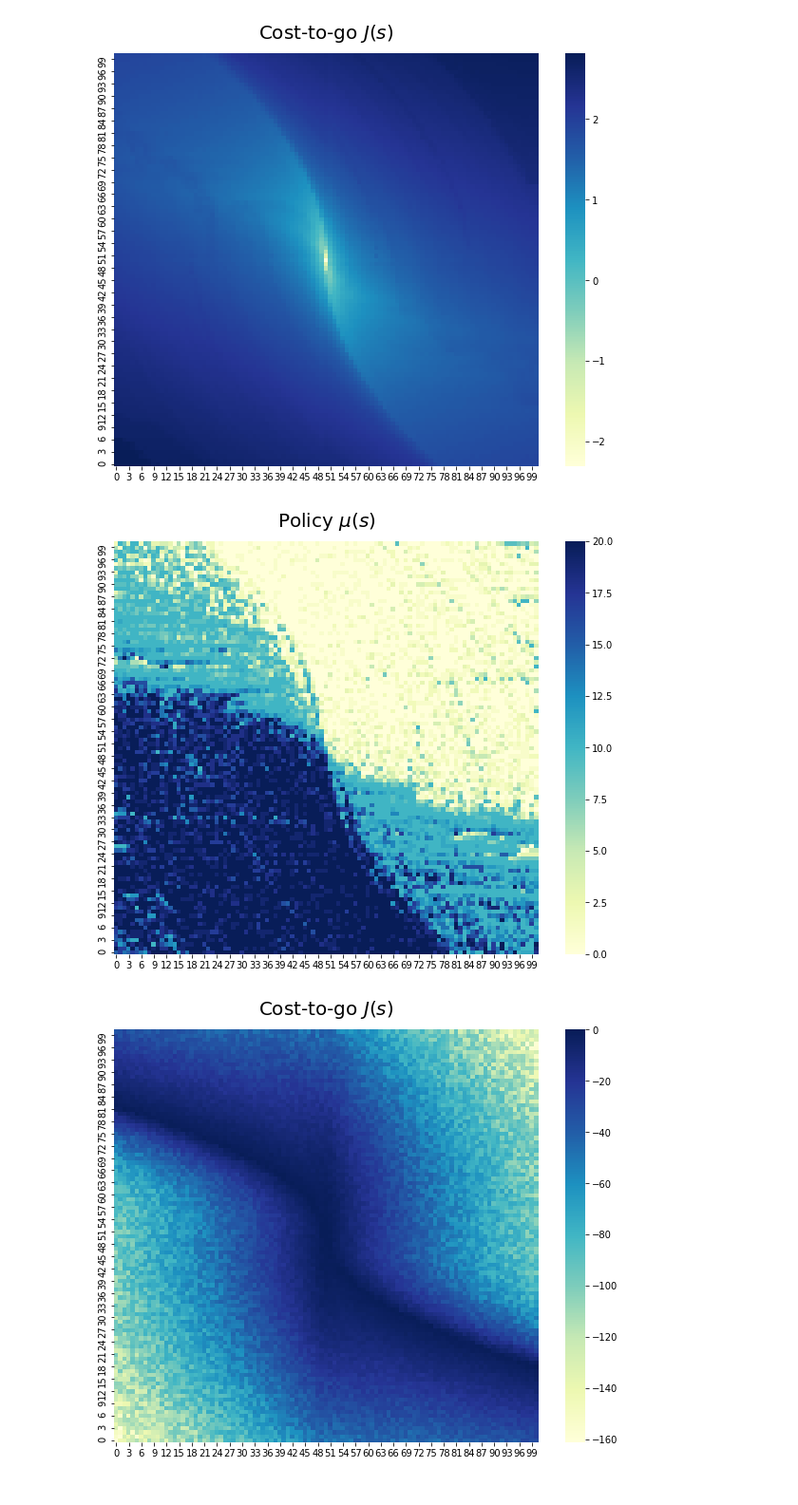
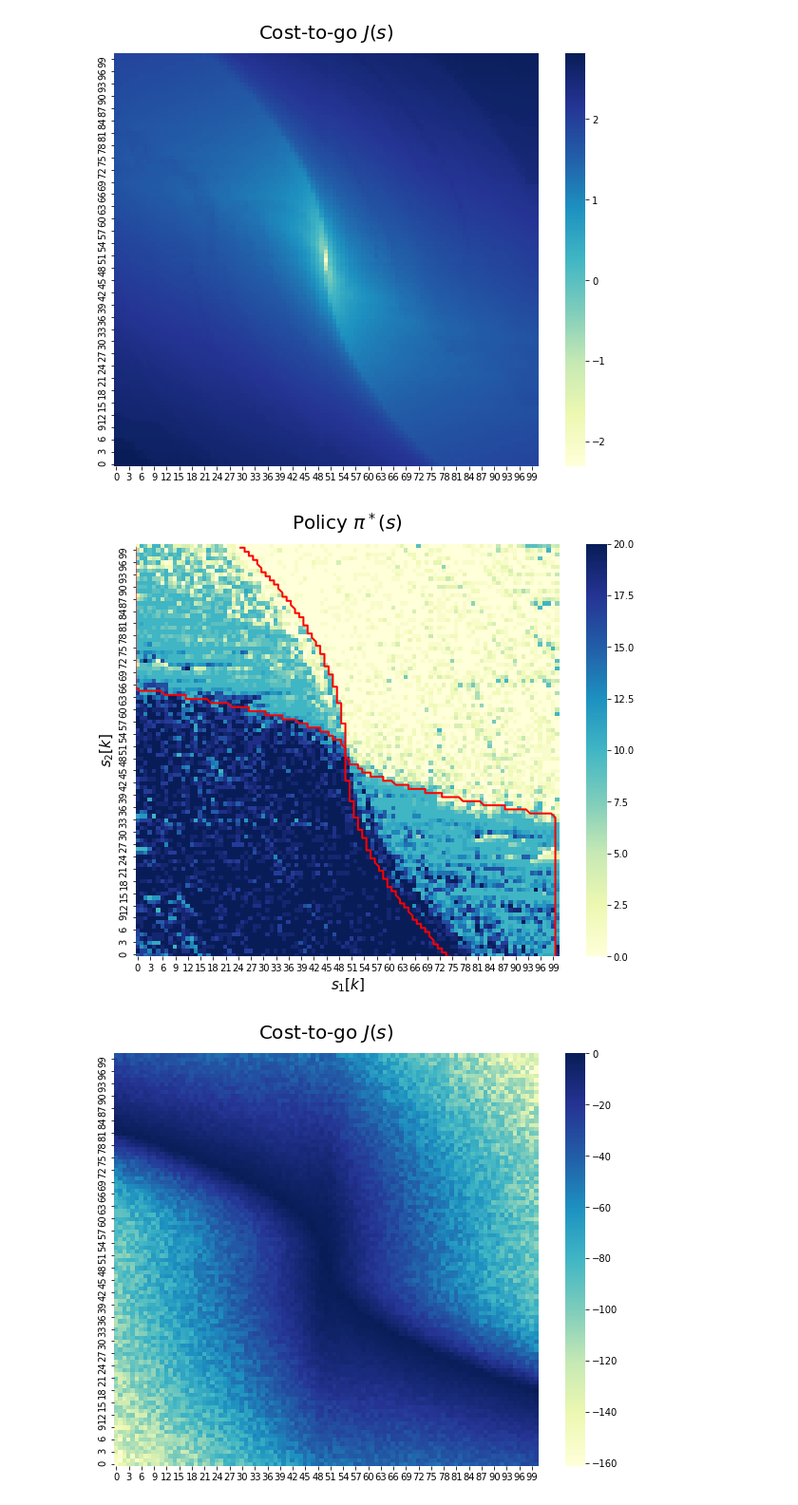
Before and after one commit to tarod13/OptimalControl, a Jupyter notebook: OptimalControl_DP_project.ipynb, the cells around one changed output. Shown at 95% size. Cells and saved outputs as stored; diff of their text form; code cells hidden in the pictures.

```diff
--- a/OptimalControl_DP_project.ipynb
+++ b/OptimalControl_DP_project.ipynb
@@ -589,16 +608,37 @@ plt.show()
 plt.close()
 # %% [output]
 [figure]
-# %%
-policy1 = Q_table1.argmin(axis=2)
-fig, ax = plt.subplots(1,1, figsize=(10,8))
-sns_ax = sns.heatmap(policy1.T, ax=ax, cmap='YlGnBu')
-sns_ax.invert_yaxis()
-plt.title('Policy $\mu(s)$', fontsize=20, pad=15)
-plt.show()
-plt.close()
-# %% [output]
-[figure, removed]
+# %%
+policy1 = Q_table1.argmin(axis=2)
+
+x21=np.linspace(-1, 1, 1000)
+x11=-0.5*x21*np.abs(x21)
+curve1 = np.concatenate([x11, x21])
+curve1_s = x2s(curve1)
+
+lambda_=1.0/5.0
+x22=np.linspace(-1,  1, 1000)
+x12=-((lambda_+4)/(2*lambda_))*x22*np.abs(x22)
+
+s11 = x2s(x11)
+s12 = x2s(x12)
+s21 = x2s(x21)
+s22 = x2s(x22)
+
+fig, ax = plt.subplots(1,1, figsize=(10,8))
+sns_ax = sns.heatmap(policy1.T, ax=ax, cmap='YlGnBu')
+ax.plot(s11, s21, 'r', linewidth=2)
+ax.plot(s12, s22, 'r', linewidth=2)
+sns_ax.invert_yaxis()
+ax.set_xlabel('$s_1[k]$', fontsize=15)
+ax.set_ylabel('$s_2[k]$', fontsize=15)
+plt.title('Policy $\pi^*(s)$', fontsize=20, pad=15)
+plt.savefig('PDvsVC.pdf', dpi=300, bbox_inches = 'tight',
+    pad_inches = 0)
+plt.show()
+plt.close()
+# %% [output]
+[figure, added]
 # %%
 fig, ax = plt.subplots(1,1, figsize=(10,8))
 sns_ax = sns.heatmap(J_table1.T-J_table.T, ax=ax, cmap='YlGnBu')
```
Also changed, not shown: parts of 13 cells of this notebook.
